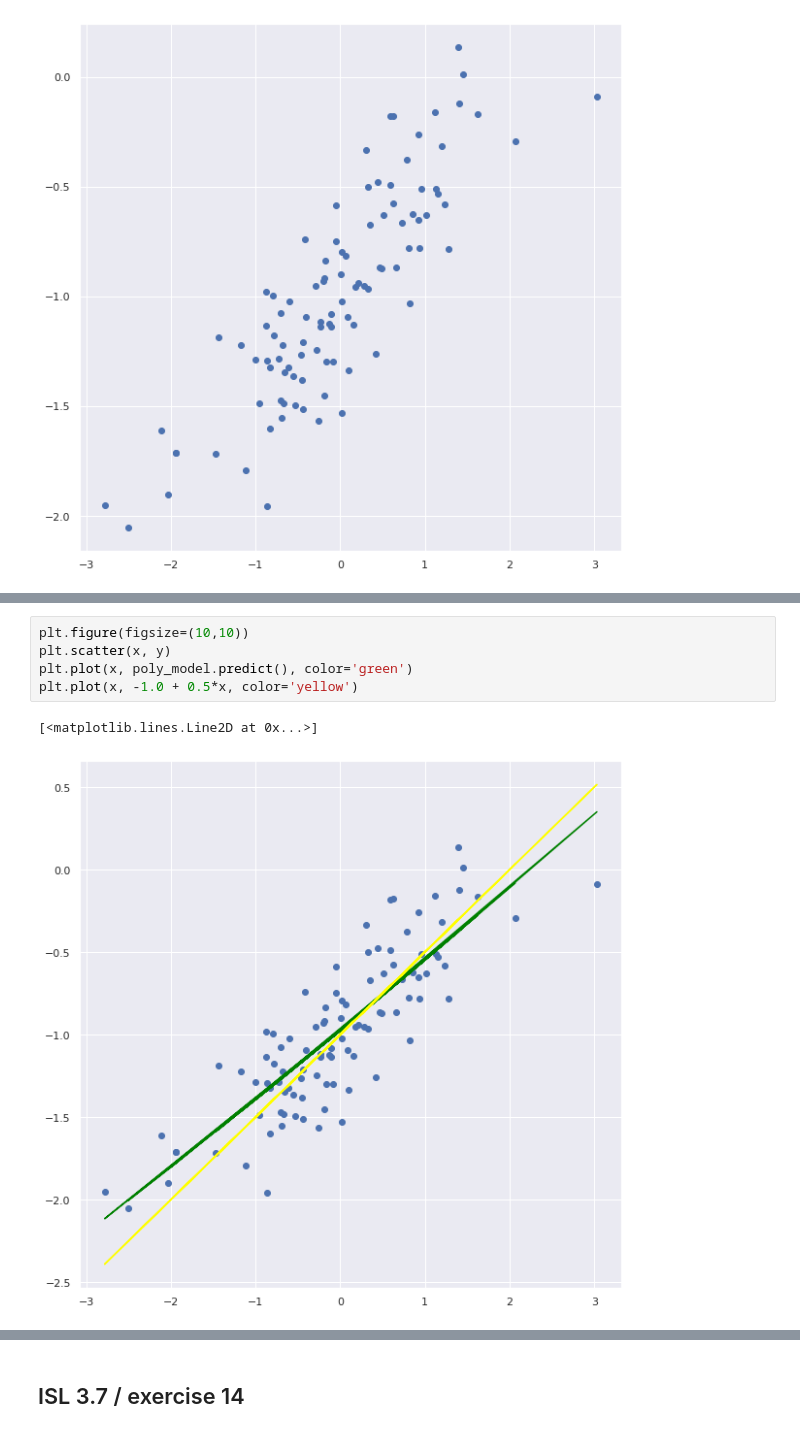
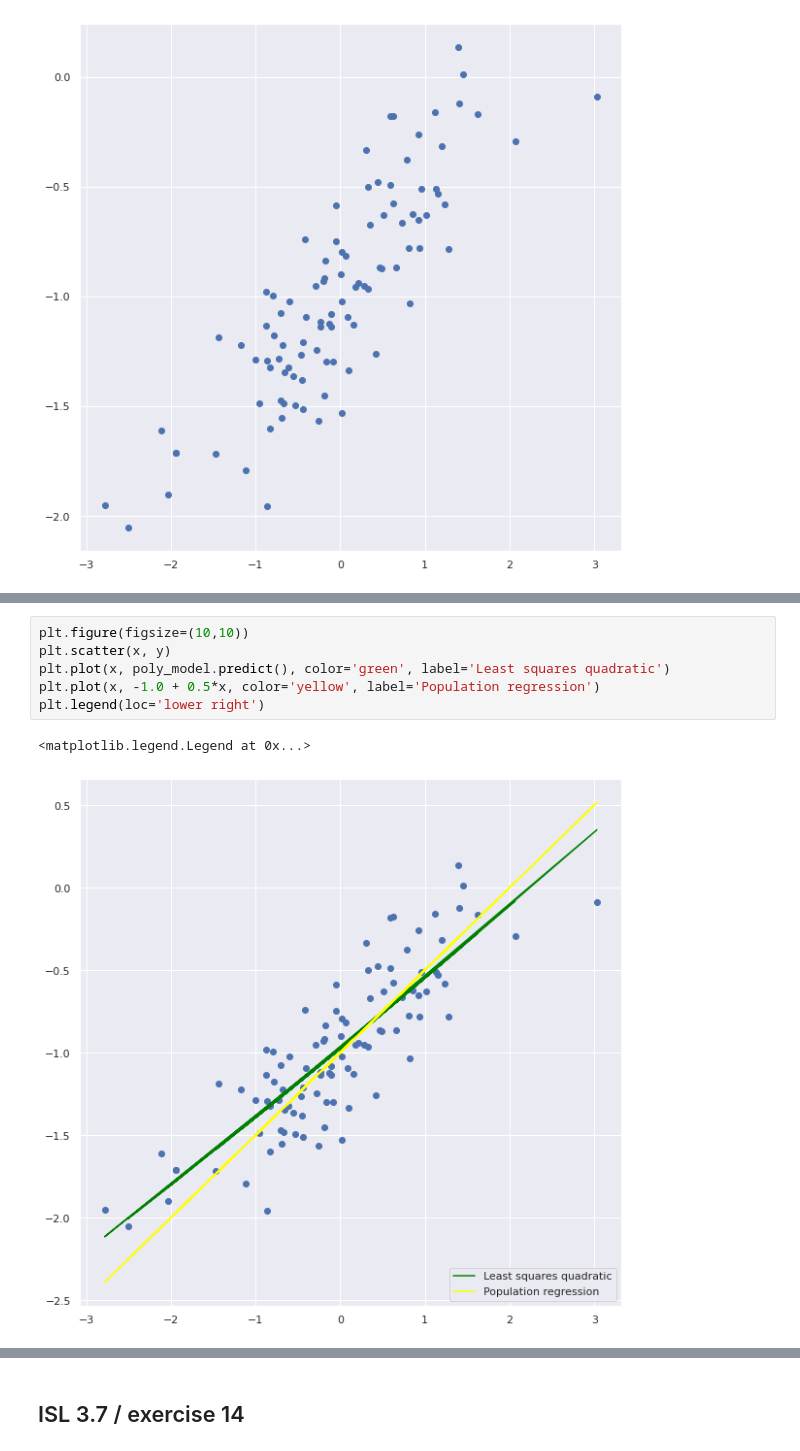
Before and after one commit to JakubGogola-IDENTT/data-mining, a Jupyter notebook: lab2/lab2.ipynb, the cells around one changed output, grey strips where cells are left out. Cells and saved outputs as stored; diff of their text form.

```diff
--- a/lab2/lab2.ipynb
+++ b/lab2/lab2.ipynb
@@ -92,8 +108,9 @@ Notes:
 # %%
 plt.figure(figsize=(10,10))
 plt.scatter(x, y)
-plt.plot(x, poly_model.predict(), color='green')
-plt.plot(x, -1.0 + 0.5*x, color='yellow')
+plt.plot(x, poly_model.predict(), color='green', label='Least squares quadratic')
+plt.plot(x, -1.0 + 0.5*x, color='yellow', label='Population regression')
+plt.legend(loc='lower right')
 # %% [output]
-[<matplotlib.lines.Line2D at 0x...>]
+<matplotlib.legend.Legend at 0x...>
-[figure, old version]
+[figure, new version]
```
Also changed, not shown: parts of 66 cells of this notebook, 1 other file.
